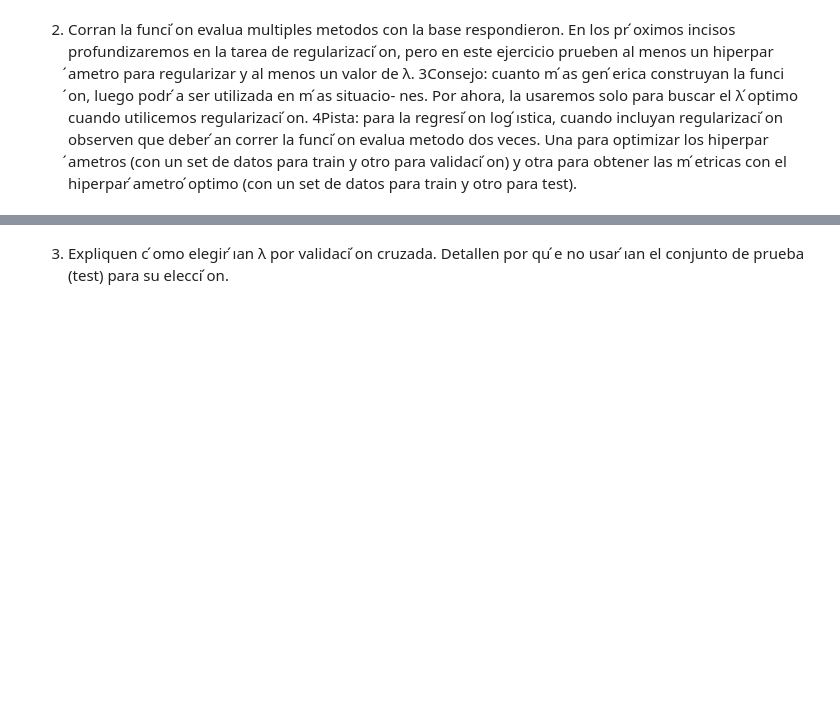
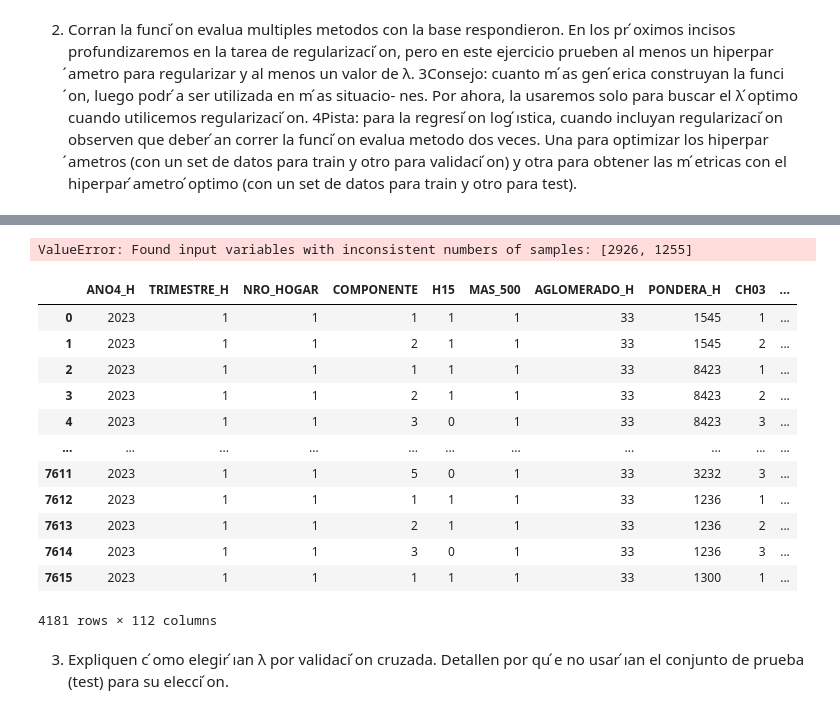
Before and after one commit to TheAtu/TP3, a Jupyter notebook: TP3-Final.ipynb, the cells around one changed output, grey strips where cells are left out. Cells and saved outputs as stored; diff of their text form; code cells hidden in the pictures; blank space fills up the shorter version.

```diff
--- a/TP3-Final.ipynb
+++ b/TP3-Final.ipynb
@@ -508,3 +543,28 @@ Establezcan a la variable pobre como su variable dependiente (vector y). El
 resto de las variables ser ́an las variables independientes (matriz X). Dependien-
 do de la funci ́on que usen, no se olviden de agregar la columna de 1 cuando sea
 necesario.
+# %%
+columnas_a_eliminar = ['PP06A', 'PP06C', 'PP06D', 'PP06E', 'PP06H', 'PP08D1', 'PP08D4', 'PP08F1', 'PP08F2', 'PP08J1', 'PP08J2',
+                       'PP08J3', 'P21', 'DECOCUR', 'IDECOCUR', 'RDECOCUR', 'GDECOCOCUR', 'PDECOCUR', 'ADECOCUR', 'PONDIIO',
+                       'TOT_P12', 'P47T', 'DECINDR', 'IDECINDR', 'RDECINDR', 'GDECINDR', 'PDECINDR', 'ADECINDR', 'ADECINDR',
+                       'PONDII', 'V2_M', 'V3_M', 'V4_M', 'V5_M', 'V8_M', 'V9_M', 'V10_M', 'V11_M', 'V12_M', 'T_VI', 'ITF',
+                       'DECIFR', 'IDECIFR', 'RDECIFR', 'GDECIFR', 'PDECIFR', 'ADECIFR', 'IPCF', 'DECCFR', 'IDECCFR', 'RDECCFR',
+                       'GDECCFR', 'PDECCFR', 'ADECCFR', 'PONDIH', 'adulto_equiv','ad_equiv_hogar','ingreso_necesario', 'CODUSU', 'CH05']
+
+#Reescribimos los dataframes con las variables que nos interesan
+columnas_a_mantener = [col for col in respondieron.columns if col not in columnas_a_eliminar]
+
+columnas_a_mantener2 = [col for col in norespondieron.columns if col not in columnas_a_eliminar]
+
+
+respondieron = respondieron[columnas_a_mantener]
+norespondieron = norespondieron[columnas_a_mantener2]
+
+string_columns = respondieron.select_dtypes(include=['object'])
+
+# Mostrar las columnas con datos de tipo string
+if not string_columns.empty:
+    print("Las siguientes columnas contienen datos de tipo string:")
+    print(string_columns.columns)
+else:
+    print("No hay columnas con datos de tipo string en el DataFrame.")
@@ -519,3 +581,8 @@ nes. Por ahora, la usaremos solo para buscar el λ  ́optimo cuando utilicemos r
 la funci ́on evalua metodo dos veces. Una para optimizar los hiperpar ́ametros (con un set de datos
 para train y otro para validaci ́on) y otra para obtener las m ́etricas con el hiperpar ́ametro  ́optimo
 (con un set de datos para train y otro para test).
+# %%
+Y = respondieron['pobre']
+X_int = respondieron.copy()
+
+Y
@@ -522,3 +602,32 @@ para train y otro para validaci ́on) y otra para obtener las m ́etricas con el
+# %%
+# Eliminamos pobre de respondieron para que no sea la variable a predecir y predictora a la vez.
+if 'pobre' in X_int.columns:
+    X_int = X_int.drop('pobre', axis=1)
+
+#Agregamos la columna de unos.
+X = sm.add_constant(X_int)
+
+X_train, X_test, Y_train, Y_test = train_test_split(X, Y, test_size=0.3, random_state= 211)
+
+print(evalua_multiples_metodos(5, X_train, X_test , Y_train, Y_test, X, Y, 10, 3))
+# %% [output]
+ValueError: Found input variables with inconsistent numbers of samples: [2926, 1255]
+# %%
+X_int
+# %% [output]
+|  | ANO4_H | TRIMESTRE_H | NRO_HOGAR | COMPONENTE | H15 | MAS_500 | AGLOMERADO_H | PONDERA_H | CH03 | ... |
+| 0 | 2023 | 1 | 1 | 1 | 1 | 1 | 33 | 1545 | 1 | ... |
+| 1 | 2023 | 1 | 1 | 2 | 1 | 1 | 33 | 1545 | 2 | ... |
+| 2 | 2023 | 1 | 1 | 1 | 1 | 1 | 33 | 8423 | 1 | ... |
+| 3 | 2023 | 1 | 1 | 2 | 1 | 1 | 33 | 8423 | 2 | ... |
+| 4 | 2023 | 1 | 1 | 3 | 0 | 1 | 33 | 8423 | 3 | ... |
+| ... | ... | ... | ... | ... | ... | ... | ... | ... | ... | ... |
+| 7611 | 2023 | 1 | 1 | 5 | 0 | 1 | 33 | 3232 | 3 | ... |
+| 7612 | 2023 | 1 | 1 | 1 | 1 | 1 | 33 | 1236 | 1 | ... |
+| 7613 | 2023 | 1 | 1 | 2 | 1 | 1 | 33 | 1236 | 2 | ... |
+| 7614 | 2023 | 1 | 1 | 3 | 0 | 1 | 33 | 1236 | 3 | ... |
+| 7615 | 2023 | 1 | 1 | 1 | 1 | 1 | 33 | 1300 | 1 | ... |
+4181 rows × 112 columns
 # %% [markdown]
 3. Expliquen c ́omo elegir ́ıan λ por validaci ́on cruzada. Detallen por qu ́e no usar ́ıan
 el conjunto de prueba (test) para su elecci ́on.
```
Also changed, not shown: parts of 11 cells of this notebook.
